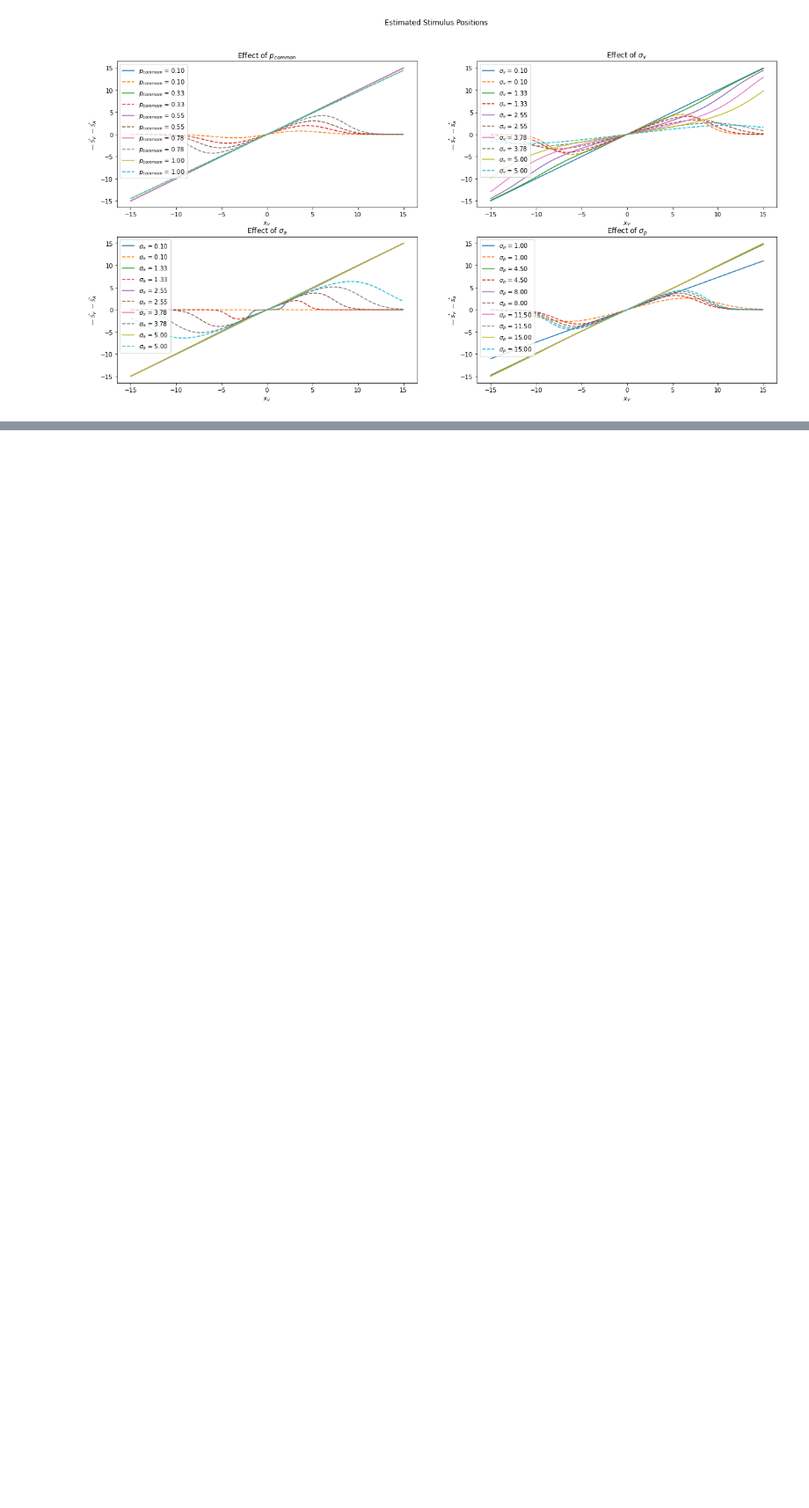
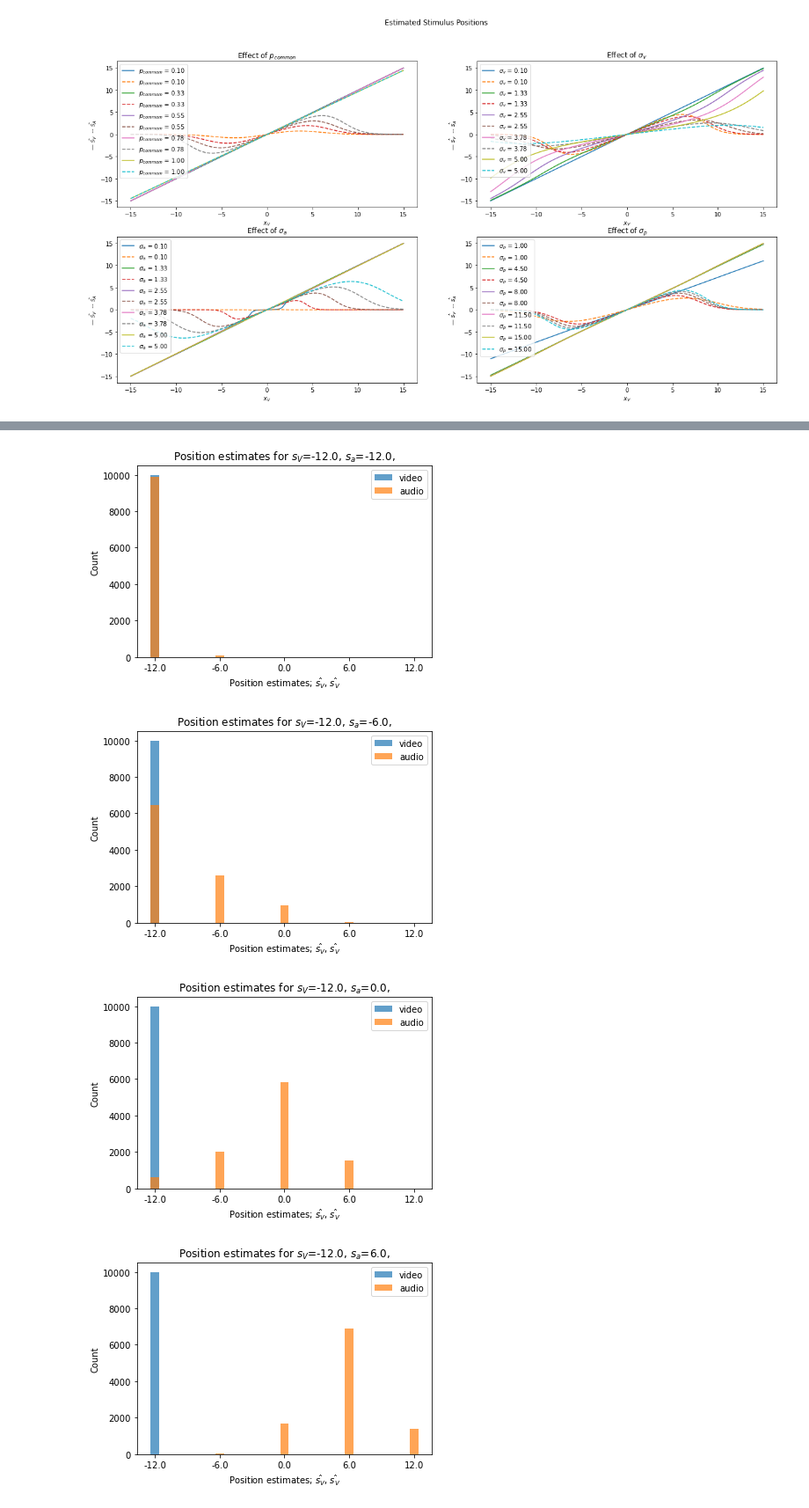
Before and after one commit to anujanegi/causal-inference, a Jupyter notebook: Causal Inference in Multisensory Perception.ipynb, the cells around one changed output, grey strips where cells are left out. Shown at 88% size. Drawn from its saved outputs; the diff is of its cells as text; code cells hidden in the pictures; blank space fills up the shorter version.

```diff
--- a/Causal Inference in Multisensory Perception.ipynb
+++ b/Causal Inference in Multisensory Perception.ipynb
@@ -31,0 +52,8 @@ s, is_common = model.create_stimulus_pairs(trials)
+# %%
+trials = int(1e4)
+s_hat_v_hist, s_hat_a_hist = model.make_button_presses(trials)
+# %% [output]
+[figure, added]
+[figure, added]
+[figure, added]
+[figure, added]
```
Also changed, not shown: parts of 11 cells of this notebook.
